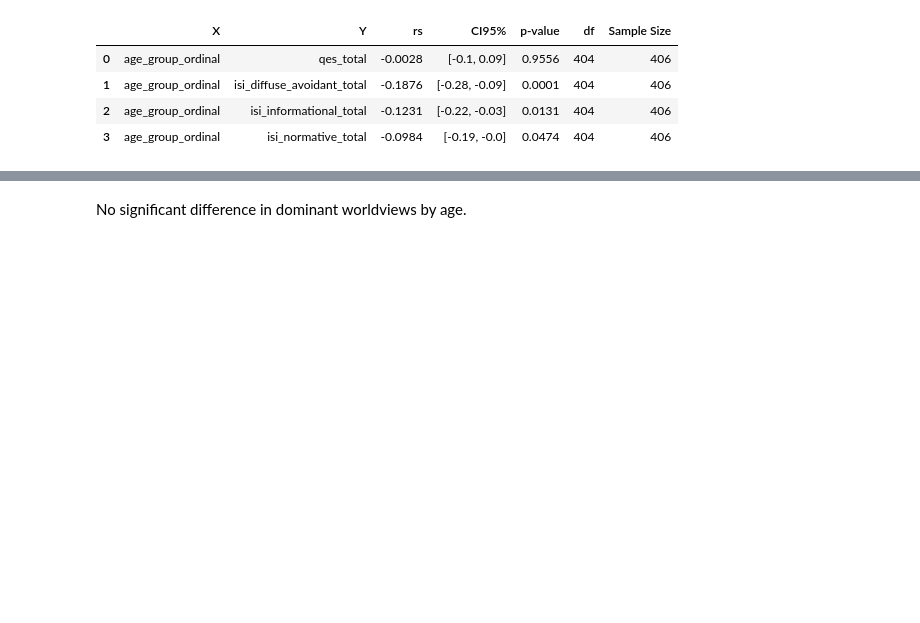
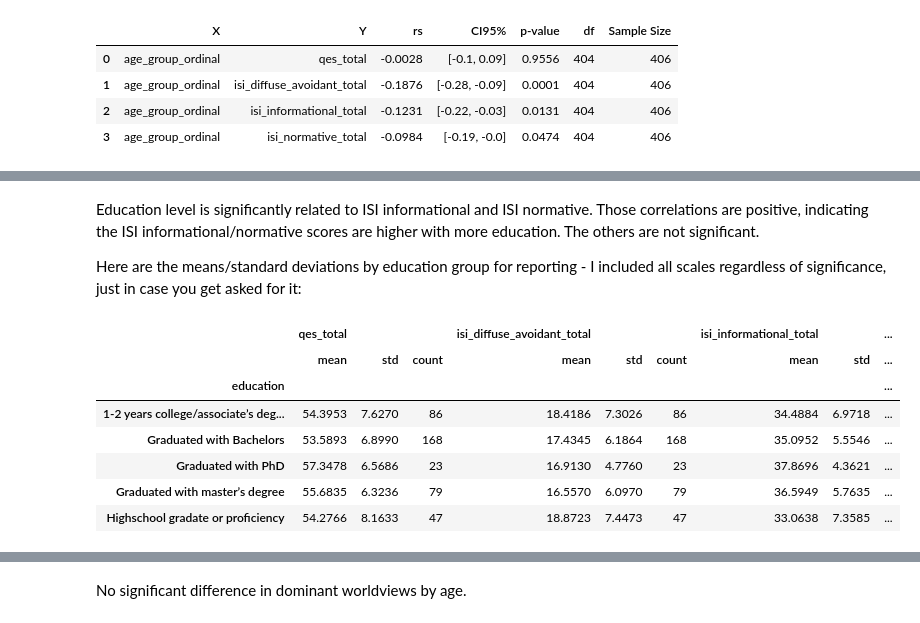
Before and after one commit to ReneeErnst/worldview-study, a Jupyter notebook: notebooks/analysis.ipynb, the cells around one changed output, grey strips where cells are left out. Saved outputs shown, nothing was run; the diff lists cells and outputs as text; code cells hidden in the pictures; blank space fills up the shorter version.

```diff
--- a/notebooks/analysis.ipynb
+++ b/notebooks/analysis.ipynb
@@ -182,0 +210,25 @@ Next look at differences in dominant worldview by age. We need to use a chi-squa
+# %% [markdown]
+Education level is significantly related to ISI informational and ISI normative. Those correlations are positive, indicating the ISI informational/normative scores are higher with more education. The others are not significant.
+
+Here are the means/standard deviations by education group for reporting - I included all scales regardless of significance, just in case you get asked for it:
+# %%
+# mean/sd/count(num participants) for ISI by education
+education_group_stats = df.groupby("education")[
+    [
+        "qes_total",
+        "isi_diffuse_avoidant_total",
+        "isi_informational_total",
+        "isi_normative_total",
+    ]
+].agg(["mean", "std", "count"])
+
+display(education_group_stats)
+# %% [output]
+|  | qes_total |  |  | isi_diffuse_avoidant_total |  |  | isi_informational_total |  | ... |
+|  | mean | std | count | mean | std | count | mean | std | ... |
+| education |  |  |  |  |  |  |  |  | ... |
+| 1-2 years college/associate’s deg... | 54.3953 | 7.6270 | 86 | 18.4186 | 7.3026 | 86 | 34.4884 | 6.9718 | ... |
+| Graduated with Bachelors | 53.5893 | 6.8990 | 168 | 17.4345 | 6.1864 | 168 | 35.0952 | 5.5546 | ... |
+| Graduated with PhD | 57.3478 | 6.5686 | 23 | 16.9130 | 4.7760 | 23 | 37.8696 | 4.3621 | ... |
+| Graduated with master’s degree | 55.6835 | 6.3236 | 79 | 16.5570 | 6.0970 | 79 | 36.5949 | 5.7635 | ... |
+| Highschool gradate or proficiency | 54.2766 | 8.1633 | 47 | 18.8723 | 7.4473 | 47 | 33.0638 | 7.3585 | ... |
```
Also changed, not shown: parts of 45 cells of this notebook, 4 other files.
